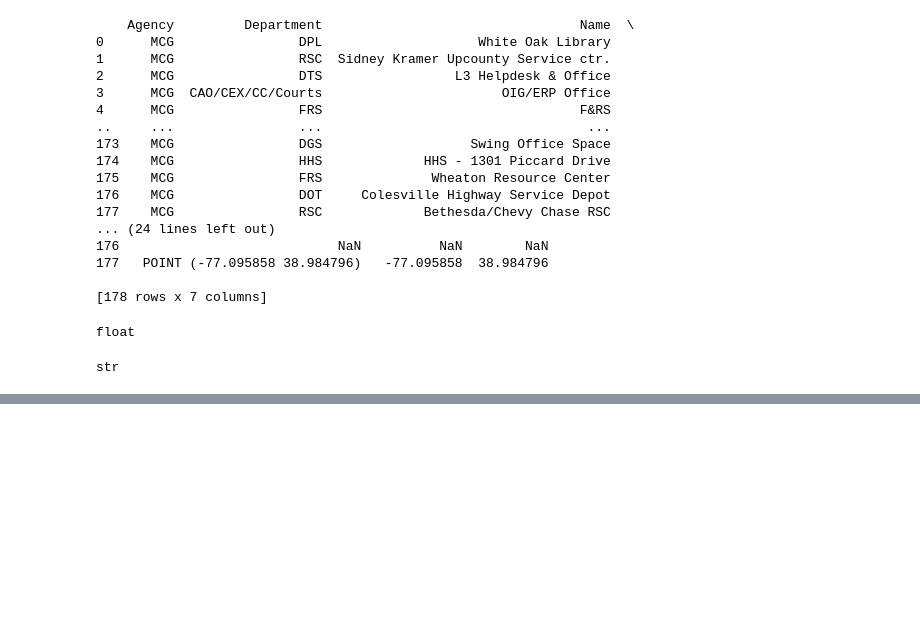
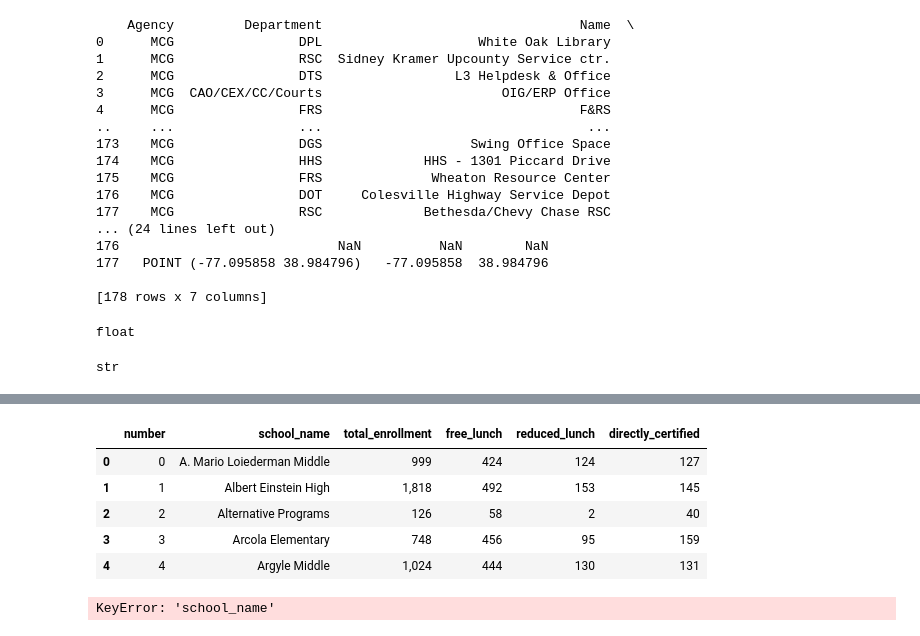
Before and after one commit to anariver/data205, a Jupyter notebook: capstone_4.5.21.ipynb, the cells around one changed output, grey strips where cells are left out. Saved outputs shown, nothing was run; the diff lists cells and outputs as text; code cells hidden in the pictures; blank space fills up the shorter version.

```diff
--- a/capstone_4.5.21.ipynb
+++ b/capstone_4.5.21.ipynb
@@ -146,0 +192,10 @@ df2.latitude.isnull().sum()
+# %%
+demo.columns =['number', 'school_name', 'total_enrollment', 'free_lunch', 'reduced_lunch', 'directly_certified']
+demo.head()
+# %% [output]
+|  | number | school_name | total_enrollment | free_lunch | reduced_lunch | directly_certified |
+| 0 | 0 | A. Mario Loiederman Middle | 999 | 424 | 124 | 127 |
+| 1 | 1 | Albert Einstein High | 1,818 | 492 | 153 | 145 |
+| 2 | 2 | Alternative Programs | 126 | 58 | 2 | 40 |
+| 3 | 3 | Arcola Elementary | 748 | 456 | 95 | 159 |
+| 4 | 4 | Argyle Middle | 1,024 | 444 | 130 | 131 |
@@ -146,0 +204,6 @@ df2.latitude.isnull().sum()
+# %%
+df3 = pd.merge(df2, demo[['total_enrollment']],
+               on='school_name')
+df3.head()
+# %% [output]
+KeyError: 'school_name'
```
Also changed, not shown: parts of 15 cells of this notebook, 4 other files.
